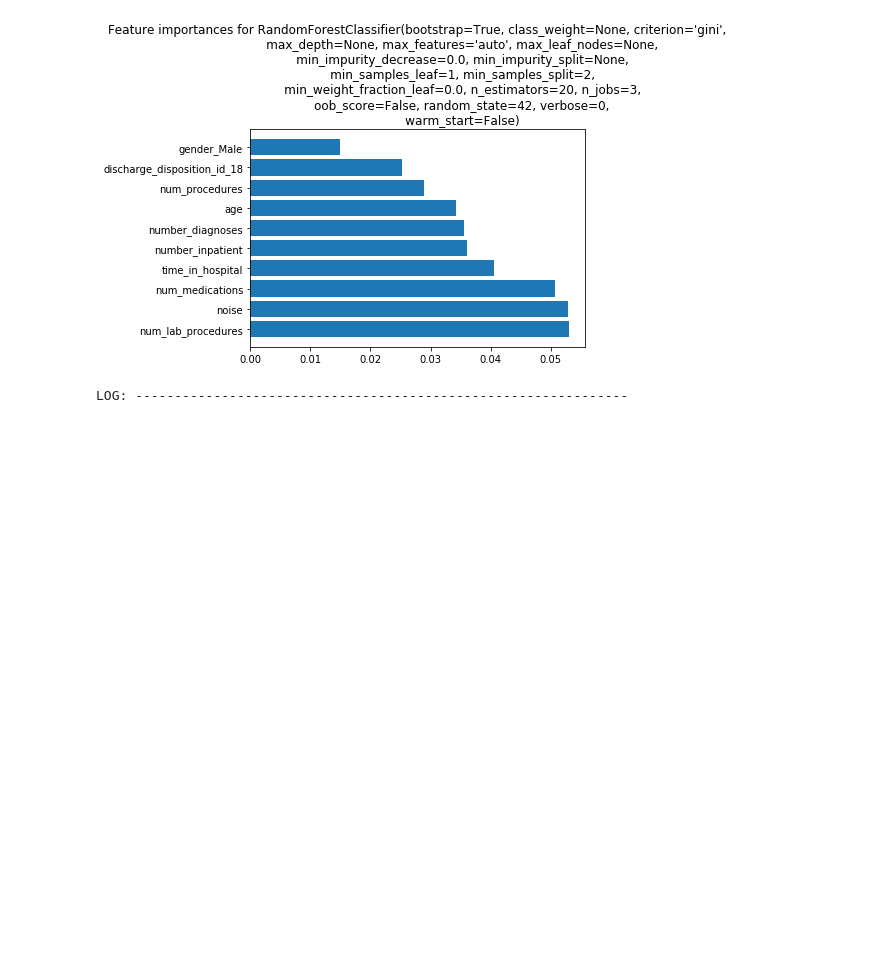
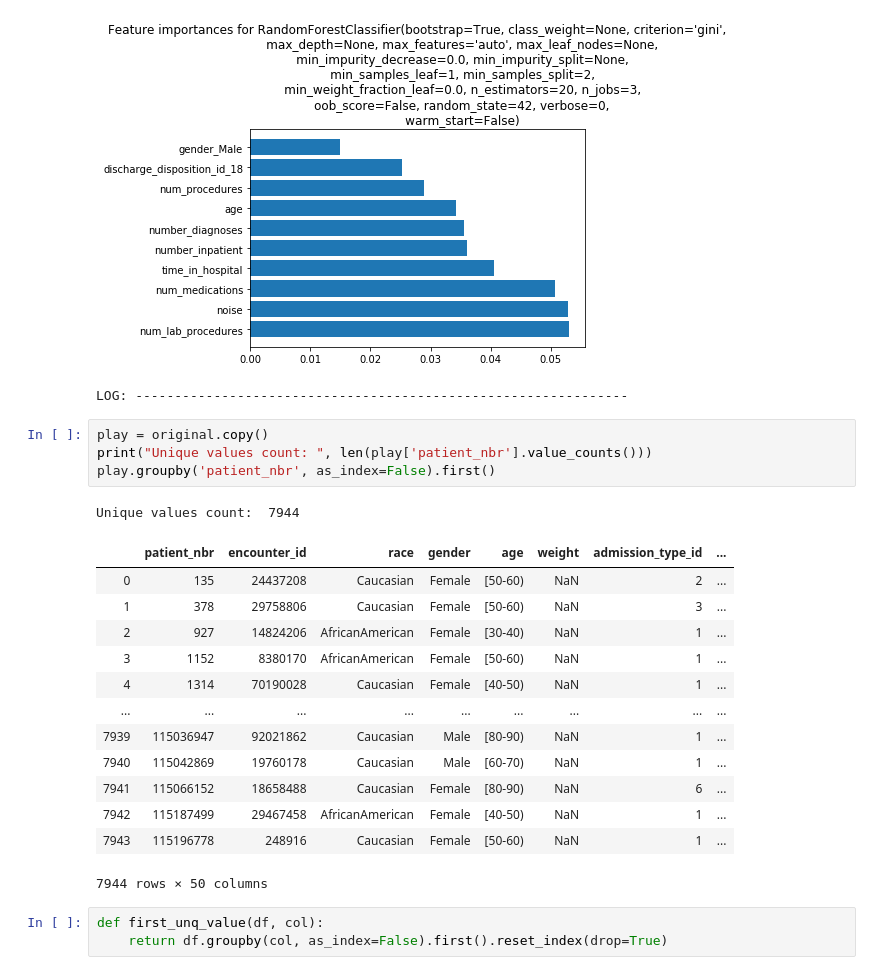
Before and after one commit to SimeonHey/diabetes-130-ds-final, a Jupyter notebook: Feature engineering.ipynb, the cells around one changed output. Drawn from its saved outputs; the diff is of its cells as text; blank space fills up the shorter version.

```diff
--- a/Feature engineering.ipynb
+++ b/Feature engineering.ipynb
@@ -1243,4 +1229,26 @@ Accuracy score: 0.48944444444444446
 Cross val score: 0.4951650299549132
 [figure]
 LOG: ---------------------------------------------------------------
+# %%
+play = original.copy()
+print("Unique values count: ", len(play['patient_nbr'].value_counts()))
+play.groupby('patient_nbr', as_index=False).first()
+# %% [output]
+Unique values count:  7944
+|  | patient_nbr | encounter_id | race | gender | age | weight | admission_type_id | ... |
+| 0 | 135 | 24437208 | Caucasian | Female | [50-60) | NaN | 2 | ... |
+| 1 | 378 | 29758806 | Caucasian | Female | [50-60) | NaN | 3 | ... |
+| 2 | 927 | 14824206 | AfricanAmerican | Female | [30-40) | NaN | 1 | ... |
+| 3 | 1152 | 8380170 | AfricanAmerican | Female | [50-60) | NaN | 1 | ... |
+| 4 | 1314 | 70190028 | Caucasian | Female | [40-50) | NaN | 1 | ... |
+| ... | ... | ... | ... | ... | ... | ... | ... | ... |
+| 7939 | 115036947 | 92021862 | Caucasian | Male | [80-90) | NaN | 1 | ... |
+| 7940 | 115042869 | 19760178 | Caucasian | Male | [60-70) | NaN | 1 | ... |
+| 7941 | 115066152 | 18658488 | Caucasian | Female | [80-90) | NaN | 6 | ... |
+| 7942 | 115187499 | 29467458 | AfricanAmerican | Female | [40-50) | NaN | 1 | ... |
+| 7943 | 115196778 | 248916 | Caucasian | Female | [50-60) | NaN | 1 | ... |
+7944 rows × 50 columns
+# %%
+def first_unq_value(df, col):
+    return df.groupby(col, as_index=False).first().reset_index(drop=True)
 # %%
```
Also changed, not shown: parts of 8 cells of this notebook, 21 other files.
